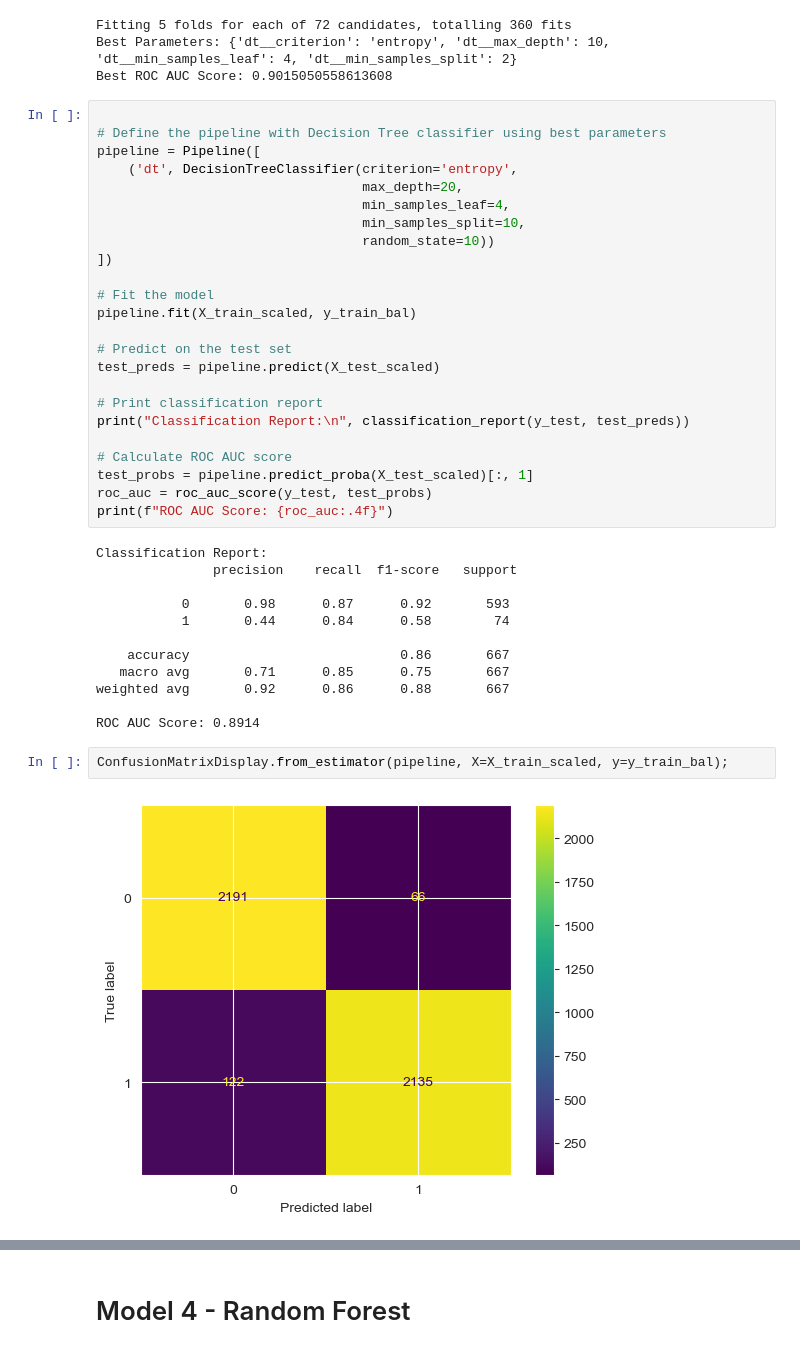
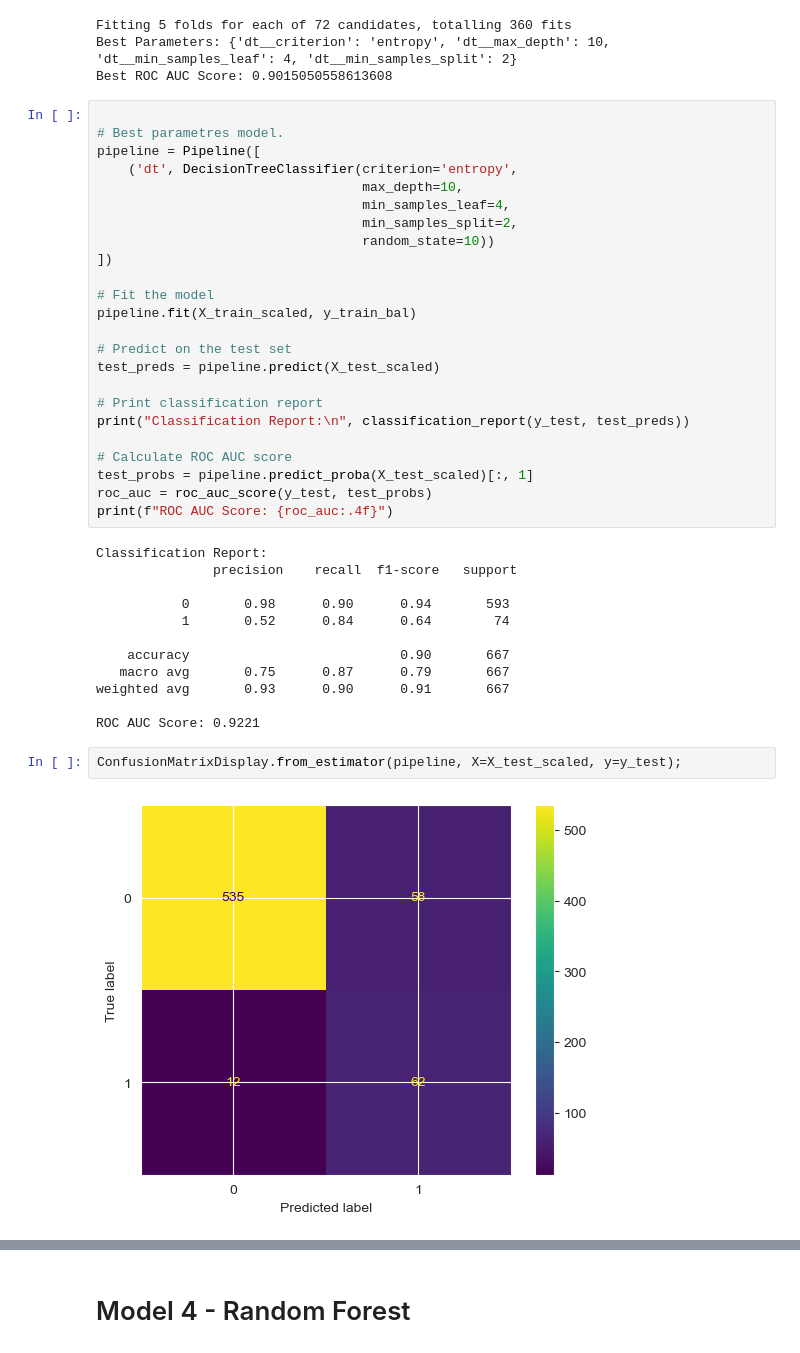
Before and after one commit to winnycodegurl/MachineLearningprojectphase3, a Jupyter notebook: Studentnotebook.ipynb, the cells around one changed output, grey strips where cells are left out. Drawn from its saved outputs; the diff is of its cells as text.

```diff
--- a/Studentnotebook.ipynb
+++ b/Studentnotebook.ipynb
@@ -942,12 +942,12 @@ Best Parameters: {'dt__criterion': 'entropy', 'dt__max_depth': 10, 'dt__min_samp
 Best ROC AUC Score: 0.9015050558613608
 # %%
 
-# Define the pipeline with Decision Tree classifier using best parameters
+# Best parametres model.
 pipeline = Pipeline([
     ('dt', DecisionTreeClassifier(criterion='entropy',
-                                  max_depth=20,
+                                  max_depth=10,
                                   min_samples_leaf=4,
-                                  min_samples_split=10,
+                                  min_samples_split=2,
                                   random_state=10))
 ])
 
@@ -968,18 +968,18 @@ print(f"ROC AUC Score: {roc_auc:.4f}")
 Classification Report:
                precision    recall  f1-score   support
 
-           0       0.98      0.87      0.92       593
-           1       0.44      0.84      0.58        74
+           0       0.98      0.90      0.94       593
+           1       0.52      0.84      0.64        74
 
-    accuracy                           0.86       667
-   macro avg       0.71      0.85      0.75       667
-weighted avg       0.92      0.86      0.88       667
+    accuracy                           0.90       667
+   macro avg       0.75      0.87      0.79       667
+weighted avg       0.93      0.90      0.91       667
 
-ROC AUC Score: 0.8914
+ROC AUC Score: 0.9221
 # %%
-ConfusionMatrixDisplay.from_estimator(pipeline, X=X_train_scaled, y=y_train_bal);
+ConfusionMatrixDisplay.from_estimator(pipeline, X=X_test_scaled, y=y_test);
 # %% [output]
-[figure, old version]
+[figure, new version]
 # %%
 
 
```
Also changed, not shown: parts of 8 cells of this notebook.
